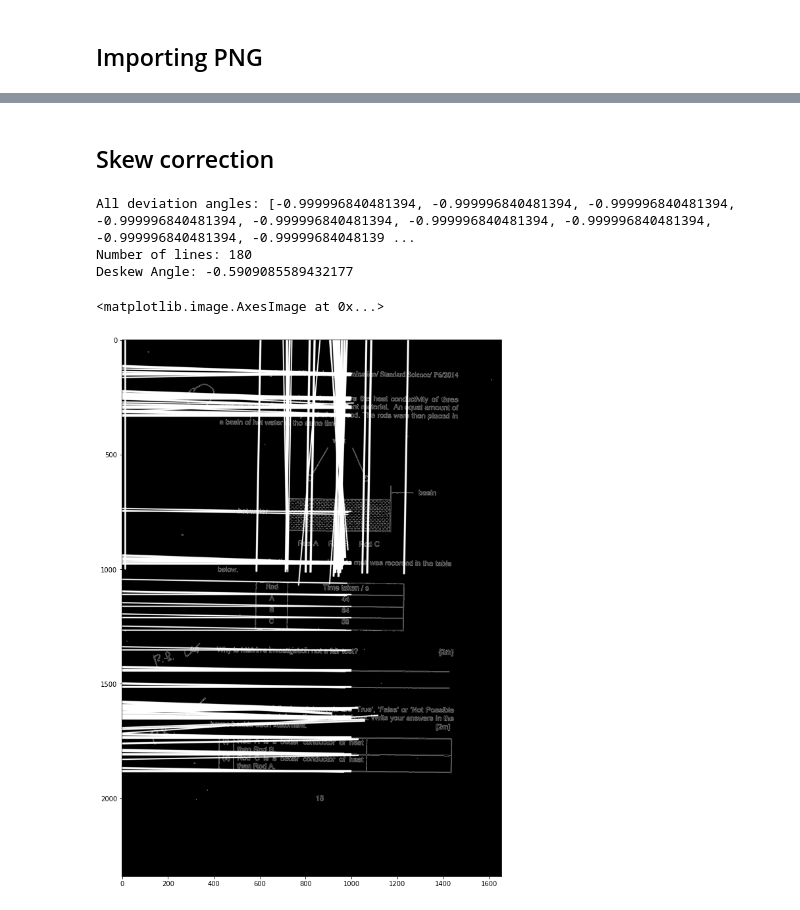
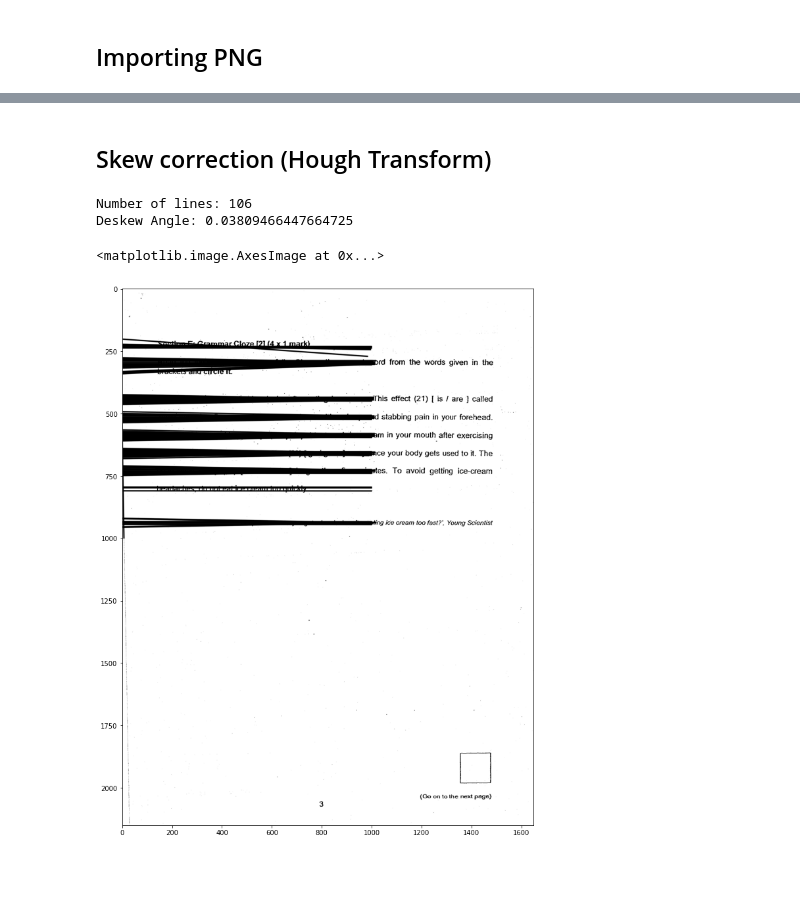
Before and after one commit to noobymage9/learnseeker-ocr, a Jupyter notebook: learning/image_preprocessing.ipynb, the cells around one changed output, grey strips where cells are left out. Drawn from its saved outputs; the diff is of its cells as text; code cells hidden in the pictures; blank space fills up the shorter version.

```diff
--- a/learning/image_preprocessing.ipynb
+++ b/learning/image_preprocessing.ipynb
@@ -36,7 +41,10 @@ KeyboardInterrupt:
 # %%
 filenames = glob(''.join([IMAGE_PATH, '/*/*.png']))
 filenames.sort()
-image = cv.imread(filenames[85], cv.IMREAD_GRAYSCALE)
-plt.imshow(image, cmap = 'gray')
+image = cv.imread(filenames[331], cv.IMREAD_GRAYSCALE)
+
+# file 231 fails bernsen
+# For converting bgr to rgb for matplotlib show
+plt.imshow(cv.cvtColor(image, cv.COLOR_BGR2RGB))
 # %% [output]
 <matplotlib.image.AxesImage at 0x...>
@@ -46,5 +54,5 @@ plt.imshow(image, cmap = 'gray')
 # %%
-original, binarized = cv.threshold(image, 0, 255, cv.THRESH_BINARY | cv.THRESH_OTSU)
-plt.imshow(binarized, cmap = 'gray')
+threshold, binarized = cv.threshold(image, 0, 255, cv.THRESH_BINARY | cv.THRESH_OTSU)
+plt.imshow(cv.cvtColor(binarized, cv.COLOR_BGR2RGB))
 # %% [output]
 <matplotlib.image.AxesImage at 0x...>
@@ -52,47 +88,53 @@ plt.imshow(binarized, cmap = 'gray')
 # %% [markdown]
-## Skew correction
+## Skew correction (Hough Transform)
 # %%
 cannied = cv.Canny(binarized, 50, 200, None, 3)
-underlay = np.copy(cannied)
+underlay = np.copy(image)
 
 # For ease of view
-lines = cv.HoughLines(cannied, 1, np.pi / 180, 180, None, 0, 0)
+distance_resolution = 1
+angle_resolution = np.pi / 180
+vote_threshold = 180
+lines = cv.HoughLines(cannied, distance_resolution, angle_resolution, vote_threshold)
 skew_angles = []
 if lines is not None:
     for line in lines:
         rho = line[0][0]
         theta = line[0][1]
         a = math.cos(theta)
         b = math.sin(theta)
         x0 = a * rho
         y0 = b * rho
         pt1 = (int(x0 + 1000*(-b)), int(y0 + 1000*(a)))
         pt2 = (int(x0 - 1000*(-b)), int(y0 - 1000*(a)))
-        cv.line(underlay, pt1, pt2, (255, 255, 255), 3, cv.LINE_AA)
+        cv.line(underlay, pt1, pt2, (0, 0, 0), 3, cv.LINE_AA)
 
+        # Assumption that the image is already in protrait with skew angle < 45
         # Get only horizontal lines (i.e Lines with |angle| < 45 from horizontal)
         # Getting other angle of right angled triangle thereby retrieving the deviation angle via congruent alternate internal angles
         dev_from_hrzntal_in_rad = np.pi / 2 - theta
 
         # Conversion to deg
         dev_from_hrzntal_in_deg = dev_from_hrzntal_in_rad / np.pi * 180
 
-        if (abs(dev_from_hrzntal_in_deg) < 45):
+        # Assuming dataset skew angle < 10
+        if (abs(dev_from_hrzntal_in_deg) < 10):
             skew_angles.append(dev_from_hrzntal_in_deg)
 
 # Get average of all horizontal lines angle only
-print(f'All deviation angles: {skew_angles}')
+# print(f'All deviation angles: {skew_angles}')
 print(f'Number of lines: {len(lines)}')
 
 deskew_angle = sum(skew_angles) / len(skew_angles)
 print(f'Deskew Angle: {deskew_angle}')
 
-plt.imshow(underlay, cmap="gray")
+
+#plt.imshow(cv.bitwise_not(underlay), cmap="gray")
+plt.imshow(cv.cvtColor(underlay, cv.COLOR_BGR2RGB))
 # %% [output]
-All deviation angles: [-0.999996840481394, -0.999996840481394, -0.999996840481394, -0.999996840481394, -0.999996840481394, -0.999996840481394, -0.999996840481394, -0.999996840481394, -0.99999684048139 ...
-Number of lines: 180
-Deskew Angle: -0.5909085589432177
+Number of lines: 106
+Deskew Angle: 0.03809466447664725
 <matplotlib.image.AxesImage at 0x...>
-[figure, old version]
+[figure, new version]
 # %%
 deskewed_image = ndimage.rotate(binarized, -deskew_angle)
```
Also changed, not shown: parts of 23 cells of this notebook.
